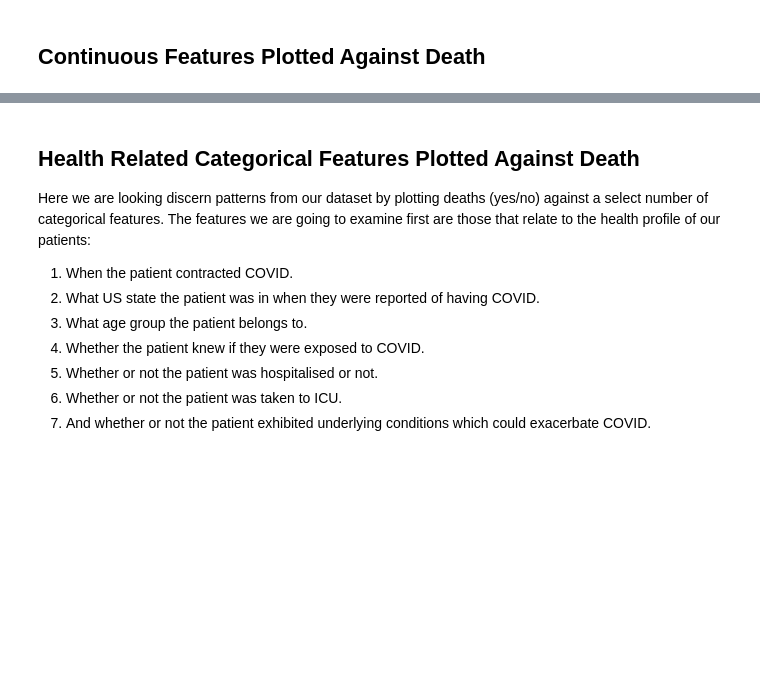
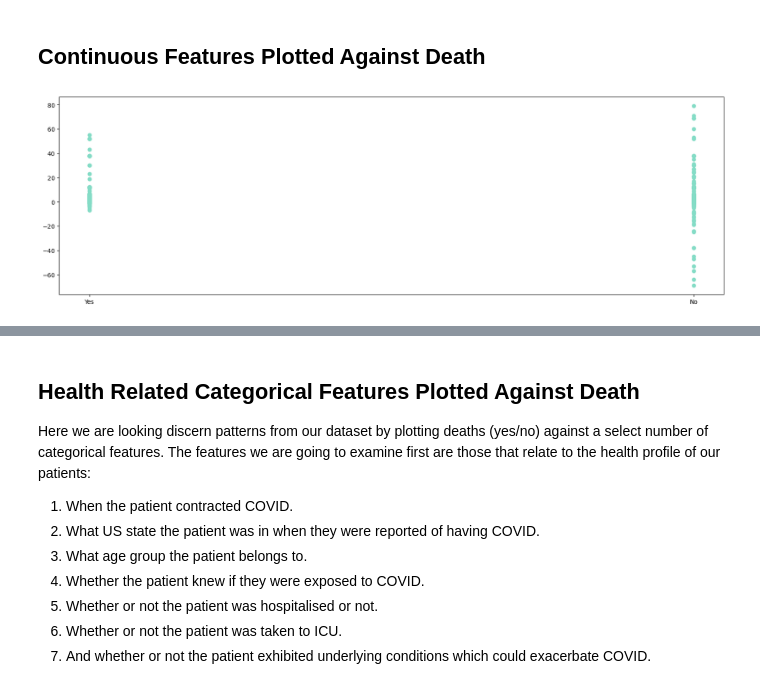
Before and after one commit to mattx245/Machine-Learning-Project, a Jupyter notebook: Homework2_22207000_12468998.ipynb, the cells around one changed output, grey strips where cells are left out. Saved outputs shown, nothing was run; the diff lists cells and outputs as text; code cells hidden in the pictures; blank space fills up the shorter version.

```diff
--- a/Homework2_22207000_12468998.ipynb
+++ b/Homework2_22207000_12468998.ipynb
@@ -64,7 +79,9 @@ plt.show()
 ## Continuous Features Plotted Against Death
 # %%
 fig, axs = plt.subplots(figsize=(20, 6), ncols=1, nrows=1)
-plt.scatter(train['death_yn'], train['case_positive_specimen_interval'])
+plt.scatter(train['death_yn'], train['case_positive_specimen_interval'], c='#84dcc6')
 plt.show()
+# %% [output]
+[figure, added]
 # %%
 fig, axs = plt.subplots(figsize=(20, 6), ncols=1, nrows=1)
```
Also changed, not shown: parts of 30 cells of this notebook.
